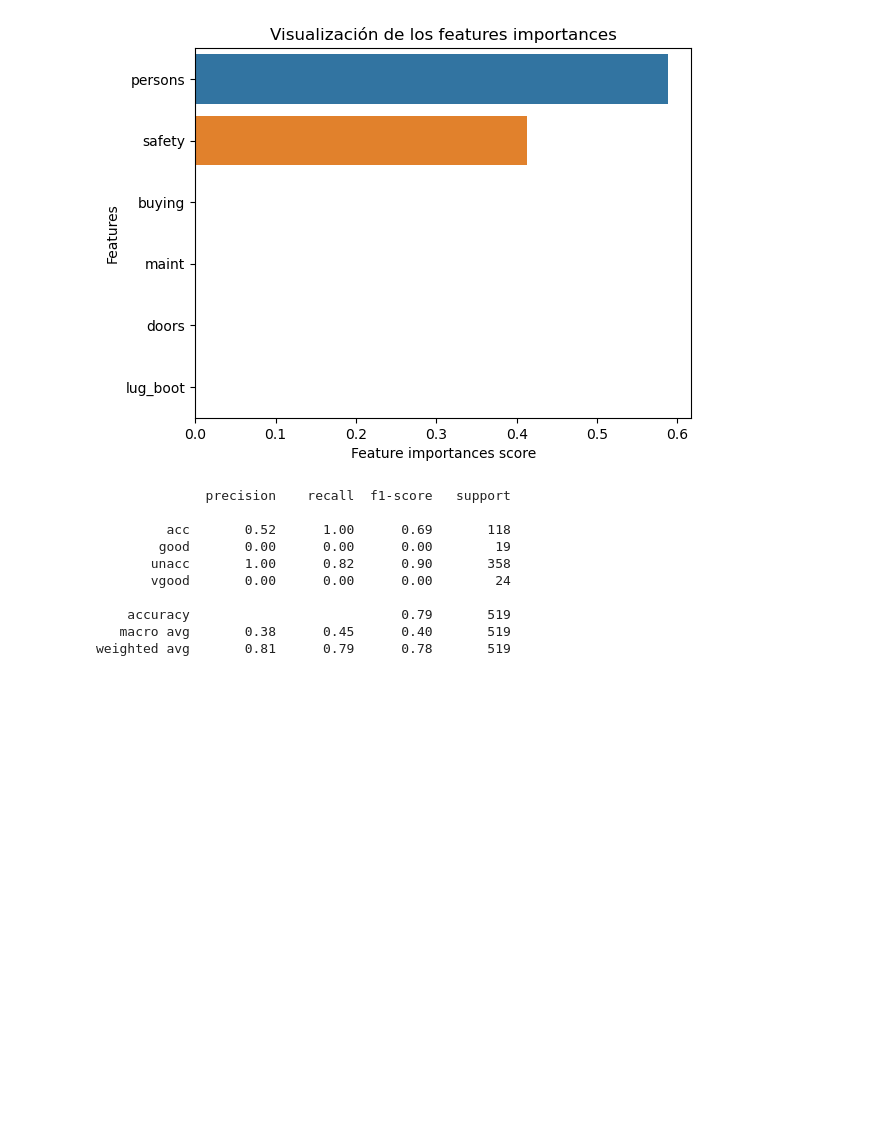
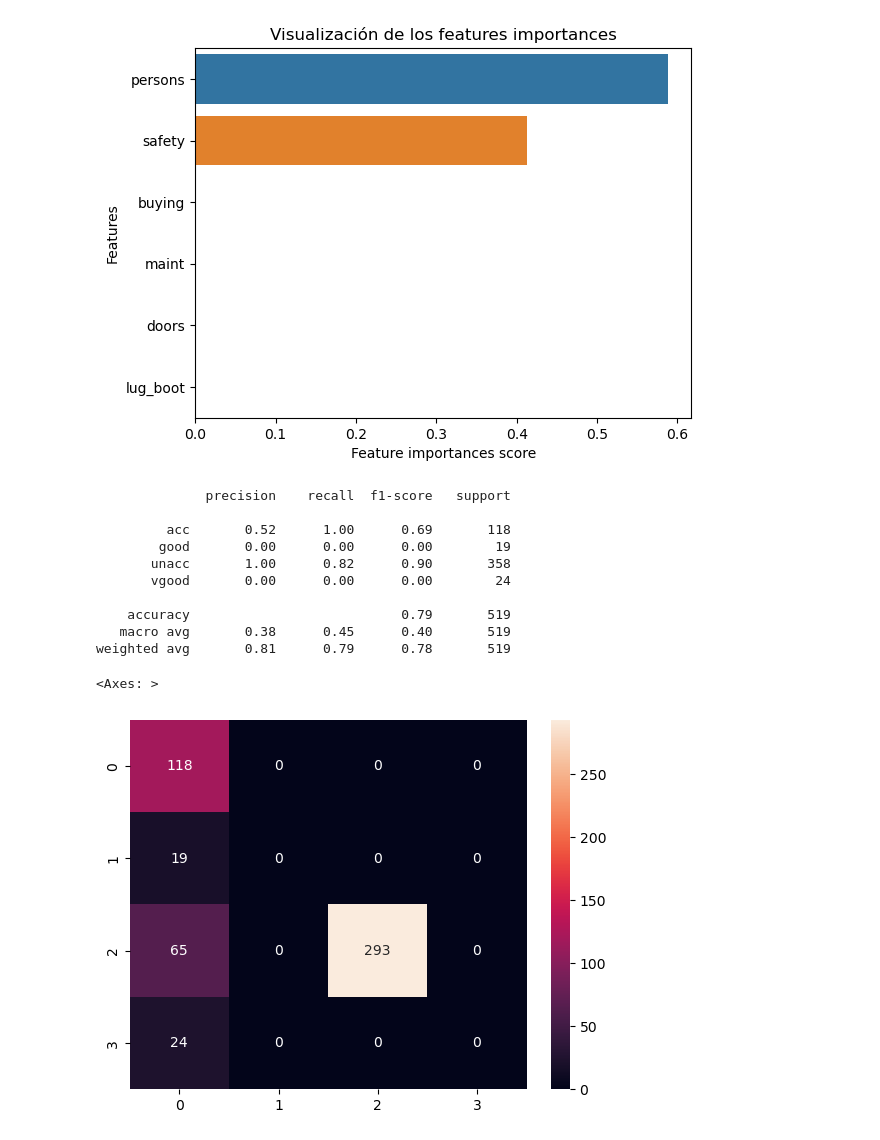
Before and after one commit to luis151294/Calidad_de_Carros, a Jupyter notebook: notebooks/02_modelo_DecisionTree.ipynb, the cells around one changed output. Drawn from its saved outputs; the diff is of its cells as text; code cells hidden in the pictures; blank space fills up the shorter version.

Commit message:
Documentación y matrices de confusión

```diff
--- a/notebooks/02_modelo_DecisionTree.ipynb
+++ b/notebooks/02_modelo_DecisionTree.ipynb
@@ -91,3 +91,14 @@ print(classification_report(y_test, y_test_pred_tree))
     accuracy                           0.79       519
    macro avg       0.38      0.45      0.40       519
 weighted avg       0.81      0.79      0.78       519
+# %%
+# Generamos la matriz de confusión
+
+confusion = confusion_matrix(y_test, y_test_pred_tree)
+# %%
+# Hacemos la gráfica de la matriz de confusión
+
+sns.heatmap(confusion, annot=True, fmt='g')
+# %% [output]
+<Axes: >
+[figure, added]
```
Also changed, not shown: parts of 1 cell of this notebook, 3 other files.
